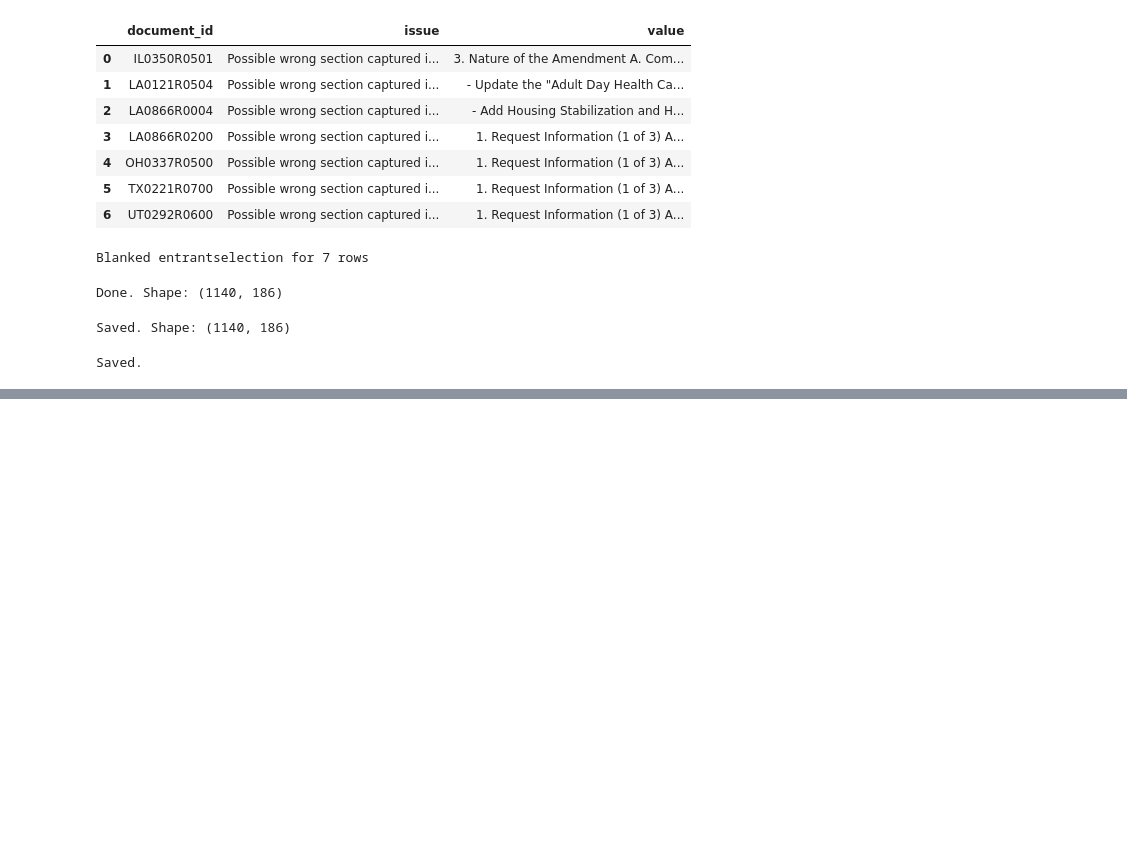
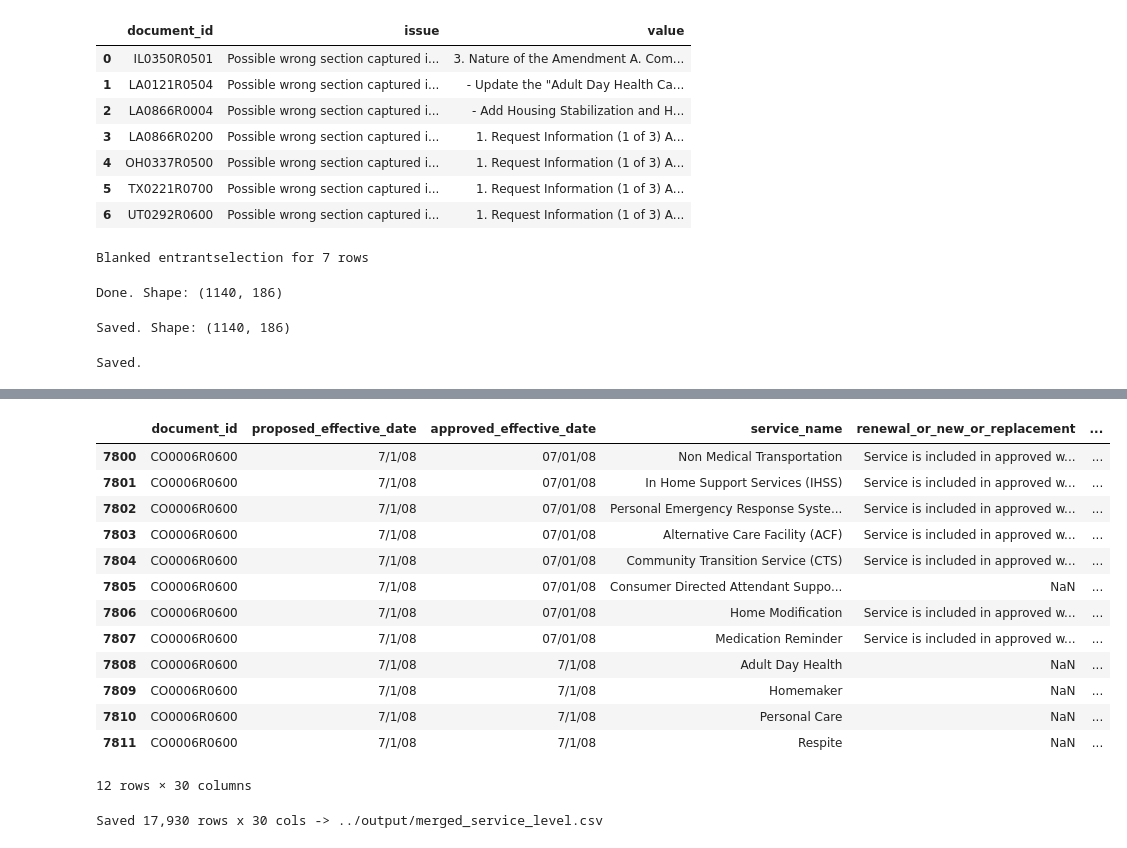
Before and after one commit to kemmiller/The-Medicaid-Home-and-Community-Based-Services-1915-c-Waiver-Atlas, a Jupyter notebook: merge/merge_and_cleanup.ipynb, the cells around one changed output, grey strips where cells are left out. Cells and saved outputs as stored; diff of their text form; code cells hidden in the pictures; blank space fills up the shorter version.

```diff
--- a/merge/merge_and_cleanup.ipynb
+++ b/merge/merge_and_cleanup.ipynb
@@ -646,0 +669,9 @@ Saved.
+# %%
+
+
+# Load raw CSVs
+df_html = pd.read_csv("../output/html_service_level.csv", dtype=str, low_memory=False)
+df_text = pd.read_csv("../output/text_service_level.csv", dtype=str, low_memory=False)
+
+print(f"HTML raw:  {df_html.shape[0]:,} rows x {df_html.shape[1]} cols")
+print(f"Text raw:  {df_text.shape[0]:,} rows x {df_text.shape[1]} cols")
@@ -646,0 +681,9 @@ Saved.
+# %%
+# Clean both sources
+df_html_clean = clean_service_level_dataframe(df_html, source="html", verbose=True)
+print()
+df_text_clean = clean_service_level_dataframe(df_text, source="text", verbose=True)
+
+print(f"\nHTML clean: {df_html_clean.shape[0]:,} rows")
+print(f"Text clean: {df_text_clean.shape[0]:,} rows")
+print("\nReady to merge.")
@@ -646,0 +721,4 @@ Saved.
+# %%
+# Merge and save
+df_merged = merge_service_level(df_html_clean, df_text_clean, verbose=True)
+df_merged
@@ -646,0 +756,23 @@ Saved.
+# %%
+df_merged.query('document_id == "CO0006R0600"')
+# %% [output]
+|  | document_id | proposed_effective_date | approved_effective_date | service_name | renewal_or_new_or_replacement | ... |
+| 7800 | CO0006R0600 | 7/1/08 | 07/01/08 | Non Medical Transportation | Service is included in approved w... | ... |
+| 7801 | CO0006R0600 | 7/1/08 | 07/01/08 | In Home Support Services (IHSS) | Service is included in approved w... | ... |
+| 7802 | CO0006R0600 | 7/1/08 | 07/01/08 | Personal Emergency Response Syste... | Service is included in approved w... | ... |
+| 7803 | CO0006R0600 | 7/1/08 | 07/01/08 | Alternative Care Facility (ACF) | Service is included in approved w... | ... |
+| 7804 | CO0006R0600 | 7/1/08 | 07/01/08 | Community Transition Service (CTS) | Service is included in approved w... | ... |
+| 7805 | CO0006R0600 | 7/1/08 | 07/01/08 | Consumer Directed Attendant Suppo... | NaN | ... |
+| 7806 | CO0006R0600 | 7/1/08 | 07/01/08 | Home Modification | Service is included in approved w... | ... |
+| 7807 | CO0006R0600 | 7/1/08 | 07/01/08 | Medication Reminder | Service is included in approved w... | ... |
+| 7808 | CO0006R0600 | 7/1/08 | 7/1/08 | Adult Day Health | NaN | ... |
+| 7809 | CO0006R0600 | 7/1/08 | 7/1/08 | Homemaker | NaN | ... |
+| 7810 | CO0006R0600 | 7/1/08 | 7/1/08 | Personal Care | NaN | ... |
+| 7811 | CO0006R0600 | 7/1/08 | 7/1/08 | Respite | NaN | ... |
+12 rows × 30 columns
+# %%
+OUTPUT = "../output/merged_service_level.csv"
+df_merged.to_csv(OUTPUT, index=False, quoting=csv.QUOTE_ALL)
+print(f"\nSaved {df_merged.shape[0]:,} rows x {df_merged.shape[1]} cols -> {OUTPUT}")
+# %% [output]
+Saved 17,930 rows x 30 cols -> ../output/merged_service_level.csv
```
Also changed, not shown: parts of 27 cells of this notebook, 6 other files.
